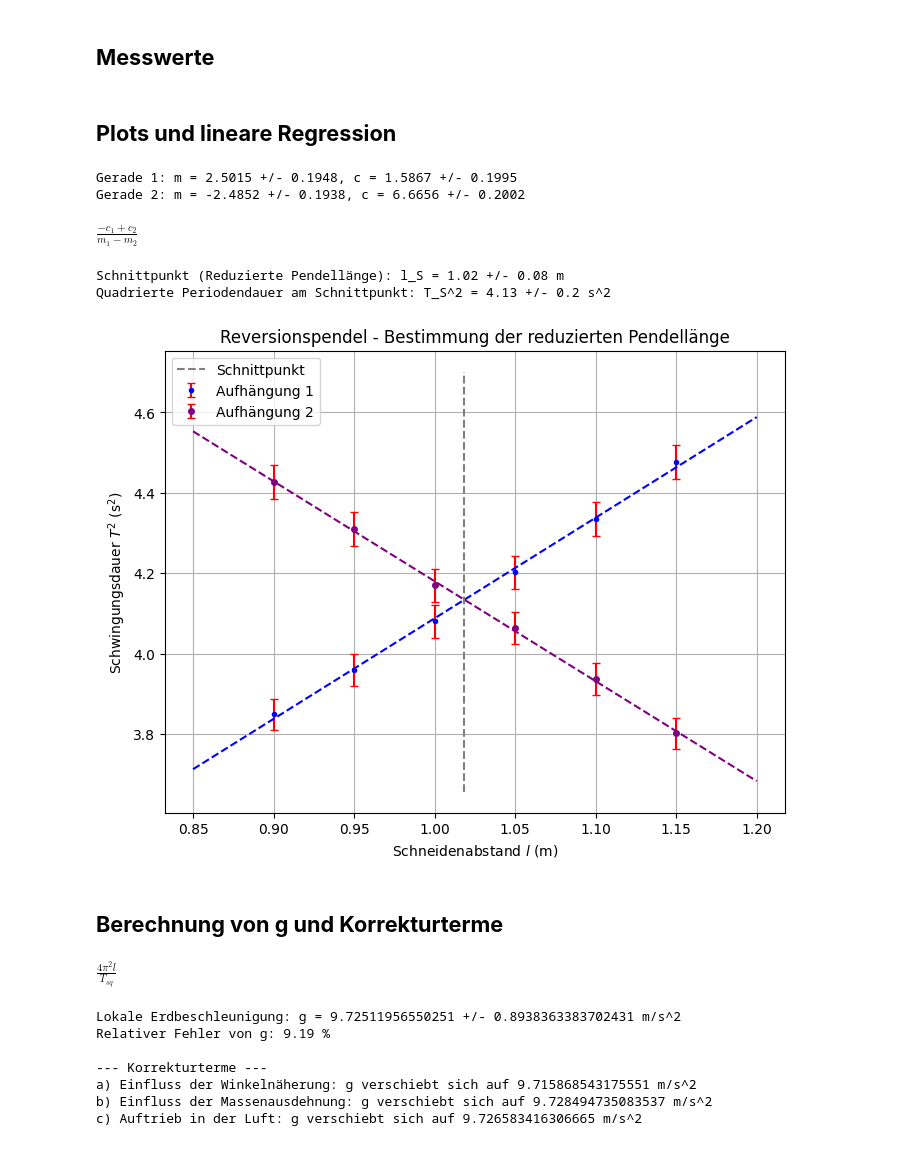
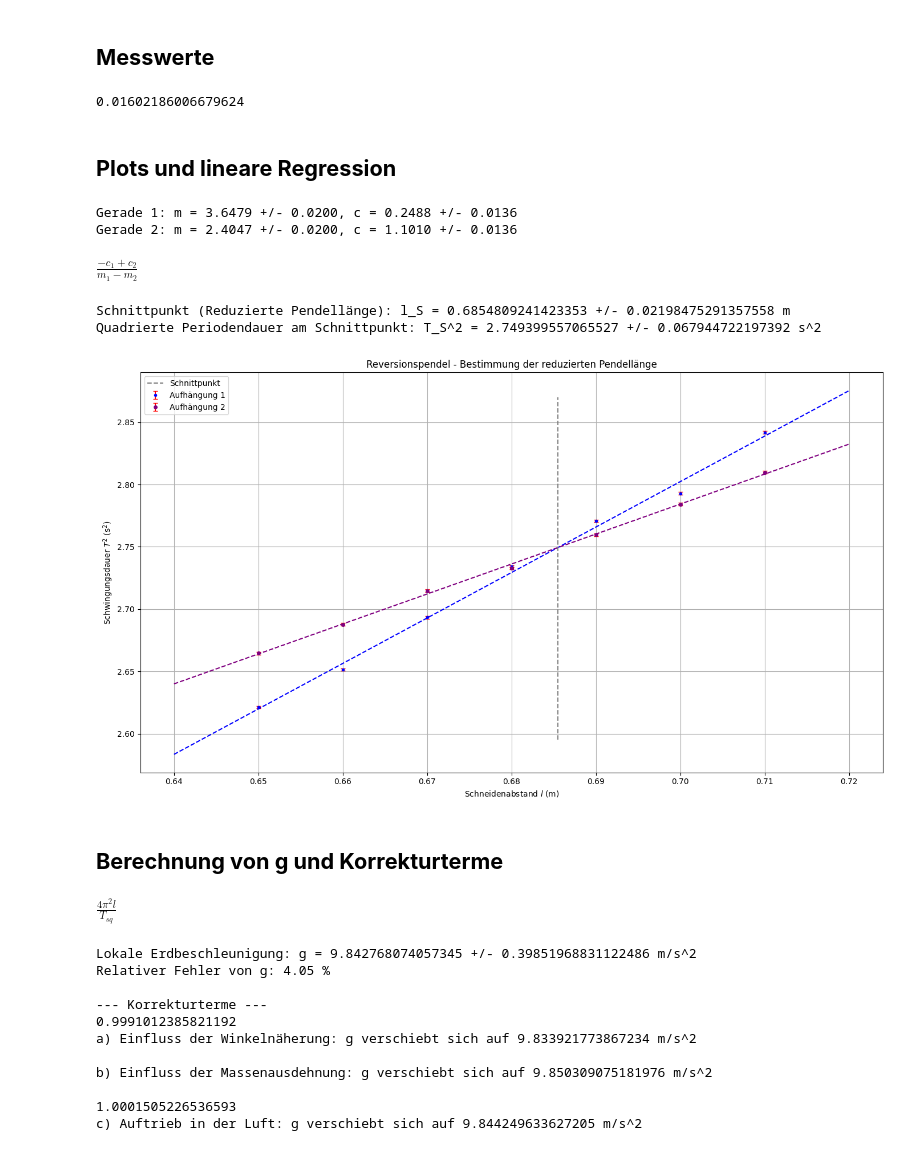
Before and after one commit to Beimi974/Grundpraktikum-Physik, a Jupyter notebook: Ib Versuche/V01b Reversionspendel/Reversionspendel.ipynb, the cells around one changed output. Cells and saved outputs as stored; diff of their text form; code cells hidden in the pictures.

```diff
--- a/Ib Versuche/V01b Reversionspendel/Reversionspendel.ipynb
+++ b/Ib Versuche/V01b Reversionspendel/Reversionspendel.ipynb
@@ -8,49 +8,60 @@ import matplotlib.pyplot as plt
 from Skripte.Runden import errRound
 from Skripte.Fehlerfortpflanzung import Gaußfehler
 
-T_Fehler_Mess = 0.5
+T_Fehler_Mess = np.std(np.array([83273, 83226, 83197, 83193, 83186]), ddof=1)/np.sqrt(5) /1000
+print(T_Fehler_Mess)
 
-l_fehler_mess = 1e-3
+l_fehler_mess = 2e-3
 
 N_schwingungen = 50
 
-phi_0 = np.radians(5) #Anfangsauslenkung in radians
+phi_0 = np.radians(4.86) #Anfangsauslenkung in radians
 
-R_masse = 0.03 #Radius der schwingenden Massen (Kugeln) für den Korrekturterm
+R_masse = 0.03 #Radius der schwingenden Massen (Kugeln) in m für den Korrekturterm
 
 rho_Luft = 1.204 # kg/m^3 (bei 20°C)
 
-rho_Pendel = 8000 # Dichte des Pendelmaterials in kg/m^3
+rho_Pendel = 8000 # Dichte des Pendelmaterials in kg/m^3 Stahl
 
 """-----------------------------------------------------------------------------------------------------------------------------------"""
 
-l_abstaende_1 = np.array([0.90, 0.95, 1.00, 1.05, 1.10, 1.15]) # Schneidenabstände in Meter
+l_abstaende_1 = np.array([0.65, 0.66, 0.67, 0.68, 0.69, 0.70, 0.71])  # Schneidenabstände in Meter
+
+t_50_1_M = np.array([80953, 81417, 82058, 82678, 83228, 83560, 84287]) /1000 # Zeiten für 50 Schwingungen (Aufhängung 1) in s
 
 
-t_50_1_M = np.array([ 98.1 , 99.5 , 101.0 , 102.5 , 104.1 , 105.8])  # Zeiten für 50 Schwingungen (Aufhängung 1) in s
 
 T_1 = t_50_1_M / N_schwingungen
 T_1_Fehler = T_Fehler_Mess / 50
 T1_sq = T_1**2
 T1_sq_Fehler = 2 * T_1 * T_1_Fehler  # Fehlerfortpflanzung für T^2
-
 """-----------------------------------------------------------------------------------------------------------------------------------"""
 
 
-l_abstaende_2 = np.array([0.90, 0.95, 1.00, 1.05, 1.10, 1.15]) # Schneidenabstände in Meter
+l_abstaende_2 = np.array([0.65, 0.66, 0.67, 0.68, 0.69, 0.70, 0.71])  # Schneidenabstände in Meter
 
 
-t_50_2_M = np.array([105.2 , 103.8 , 102.1 , 100.8 , 99.2 , 97.5])  # Zeiten für 50 Schwingungen (Aufhängung 2)
+t_50_2_M = np.array([81618, 81971, 82383, 82657, 83060, 83429, 83813]) /1000 # Zeiten für 50 Schwingungen (Aufhängung 2)
 
 T_2 = t_50_2_M / N_schwingungen
-T_2_Fehler = T_Fehler_Mess / 50
+T_2_Fehler = T_Fehler_Mess / N_schwingungen
 T2_sq = T_2**2
 T2_sq_Fehler = 2 * T_2 * T_2_Fehler  # Fehlerfortpflanzung für T^2
+# %% [output]
+0.01602186006679624
 # %% [markdown]
 ## **Plots und lineare Regression**
 # %%
-
-
+import matplotlib
+"""
+matplotlib.use("pgf")
+matplotlib.rcParams.update({
+    "pgf.texsystem": "pdflatex",
+    'font.family': 'arial',
+    'text.usetex': True,
+    'pgf.rcfonts': False,
+})
+"""
 def linear_fit(x, m, c):
     return m * x + c
 
@@ -88,44 +99,45 @@ l_S = (c2 - c1) / (m1 - m2)
 l_S_Fehler = Gaußfehler(expr_l_S, Variablen_S, Werte_S, Fehler_S)
 
 ls_round = errRound(l_S, l_S_Fehler)
-print(f"\nSchnittpunkt (Reduzierte Pendellänge): l_S = {ls_round[0]} +/- {ls_round[1]} m")
+print(f"\nSchnittpunkt (Reduzierte Pendellänge): l_S = {l_S} +/- {l_S_Fehler} m")
 
 # Schnittpunkt T_S^2 (y-Koordinate, eingesetzt in Gerade 1)
 expr_T_S_sq = sm1 * expr_l_S + sc1
 T_S_sq = m1 * l_S + c1
 T_S_sq_Fehler = Gaußfehler(expr_T_S_sq, Variablen_S, Werte_S, Fehler_S)
 
-ts2_round = errRound(T_S_sq, T_S_sq_Fehler)
-print(f"Quadrierte Periodendauer am Schnittpunkt: T_S^2 = {ts2_round[0]} +/- {ts2_round[1]} s^2")
+print(f"Quadrierte Periodendauer am Schnittpunkt: T_S^2 = {T_S_sq} +/- {T_S_sq_Fehler} s^2")
 
 
 """----------------------------------------------------------------------------------------------------------------------------------"""
 
-fig, ax1 = plt.subplots(1, 1, figsize=(8, 6))
+fig, ax1 = plt.subplots(1, 1, figsize=(14, 8))
 
 ax1.errorbar(l_abstaende_1, T1_sq, yerr=T1_sq_Fehler, fmt="o", label="Aufhängung 1", color="blue", markersize=3, capsize=3, ecolor="r")
 ax1.errorbar(l_abstaende_2, T2_sq, yerr=T2_sq_Fehler, fmt="o", label="Aufhängung 2", color="purple", markersize=4, capsize=3, ecolor="r")
 
-x_plot = np.linspace(min(l_abstaende_1)-0.05, max(l_abstaende_1)+0.05, 100)
+x_plot = np.linspace(min(l_abstaende_1)-0.01, max(l_abstaende_1)+0.01, 100)
 ax1.plot(x_plot, m1 * x_plot + c1, color="blue", linestyle="--")
 ax1.plot(x_plot, m2 * x_plot + c2, color="purple", linestyle="--")
 
-ax1.vlines(l_S, ymin = np.min(T1_sq)*0.95, ymax = np.max(T1_sq)*1.05, linestyle ="--", color = "grey", label = "Schnittpunkt")
+ax1.vlines(l_S, ymin = np.min(T1_sq)*0.99, ymax = np.max(T1_sq)*1.01, linestyle ="--", color = "grey", label = "Schnittpunkt")
 
 
 ax1.set_xlabel(r"Schneidenabstand $l$ (m)")
 ax1.set_ylabel(r"Schwingungsdauer $T^2$ (s$^2$)")
 ax1.grid(True)
 ax1.set_title("Reversionspendel - Bestimmung der reduzierten Pendellänge")
 ax1.legend()
+plt.tight_layout()
 plt.show()
+#plt.savefig("Plot.pgf")
 # %% [output]
-Gerade 1: m = 2.5015 +/- 0.1948, c = 1.5867 +/- 0.1995
-Gerade 2: m = -2.4852 +/- 0.1938, c = 6.6656 +/- 0.2002
+Gerade 1: m = 3.6479 +/- 0.0200, c = 0.2488 +/- 0.0136
+Gerade 2: m = 2.4047 +/- 0.0200, c = 1.1010 +/- 0.0136
 $\displaystyle \frac{- c_{1} + c_{2}}{m_{1} - m_{2}}$
-Schnittpunkt (Reduzierte Pendellänge): l_S = 1.02 +/- 0.08 m
-Quadrierte Periodendauer am Schnittpunkt: T_S^2 = 4.13 +/- 0.2 s^2
+Schnittpunkt (Reduzierte Pendellänge): l_S = 0.6854809241423353 +/- 0.02198475291357558 m
+Quadrierte Periodendauer am Schnittpunkt: T_S^2 = 2.749399557065527 +/- 0.067944722197392 s^2
-[figure, old version]
+[figure, new version]
 # %% [markdown]
 ## **Berechnung von g und Korrekturterme**
 # %%
@@ -149,24 +161,30 @@ print("\n--- Korrekturterme ---")
 # a) Winkelnäherung
 T_korr_faktor = (1 + (1/16) * phi_0**2)
 g_korr_winkel = g_calc / T_korr_faktor**2  # g proportional 1/T^2
-print(f"a) Einfluss der Winkelnäherung: g verschiebt sich auf {g_korr_winkel:} m/s^2")
+print(1/ T_korr_faktor**2)
+print(f"a) Einfluss der Winkelnäherung: g verschiebt sich auf {g_korr_winkel:} m/s^2\n")
 
 # b) Näherung mathematisches Pendel - physikalisches Pendel (Beispielwerte)
 
 l_korr_faktor = (1 + (2/5) * (R_masse**2 / l_S**2))
 g_korr_phys = g_calc * l_korr_faktor
-print(f"b) Einfluss der Massenausdehnung: g verschiebt sich auf {g_korr_phys:} m/s^2")
+print(f"b) Einfluss der Massenausdehnung: g verschiebt sich auf {g_korr_phys:} m/s^2\n")
 
 # c) Auftriebskorrektur in Luft
 m_korr_faktor = (1 - (rho_Luft / rho_Pendel))
 g_korr_auftrieb = g_calc / m_korr_faktor
+print(1/m_korr_faktor)
 print(f"c) Auftrieb in der Luft: g verschiebt sich auf {g_korr_auftrieb} m/s^2")
 # %% [output]
 $\displaystyle \frac{4 \pi^{2} l}{T_{sq}}$
-Lokale Erdbeschleunigung: g = 9.72511956550251 +/- 0.8938363383702431 m/s^2
-Relativer Fehler von g: 9.19 %
+Lokale Erdbeschleunigung: g = 9.842768074057345 +/- 0.39851968831122486 m/s^2
+Relativer Fehler von g: 4.05 %
 
 --- Korrekturterme ---
-a) Einfluss der Winkelnäherung: g verschiebt sich auf 9.715868543175551 m/s^2
-b) Einfluss der Massenausdehnung: g verschiebt sich auf 9.728494735083537 m/s^2
-c) Auftrieb in der Luft: g verschiebt sich auf 9.726583416306665 m/s^2
+0.9991012385821192
+a) Einfluss der Winkelnäherung: g verschiebt sich auf 9.833921773867234 m/s^2
+
+b) Einfluss der Massenausdehnung: g verschiebt sich auf 9.850309075181976 m/s^2
+
+1.0001505226536593
+c) Auftrieb in der Luft: g verschiebt sich auf 9.844249633627205 m/s^2
```
Also changed, not shown: 1 other file.
